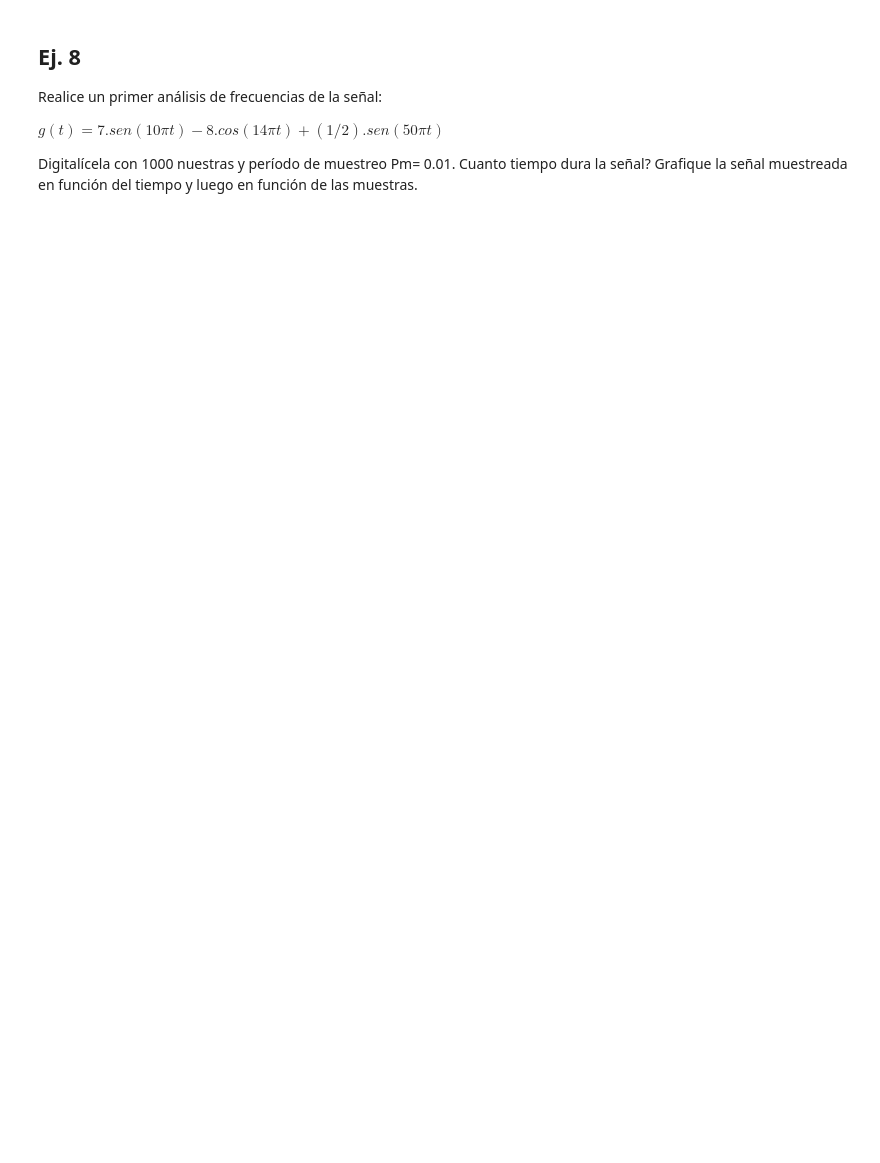
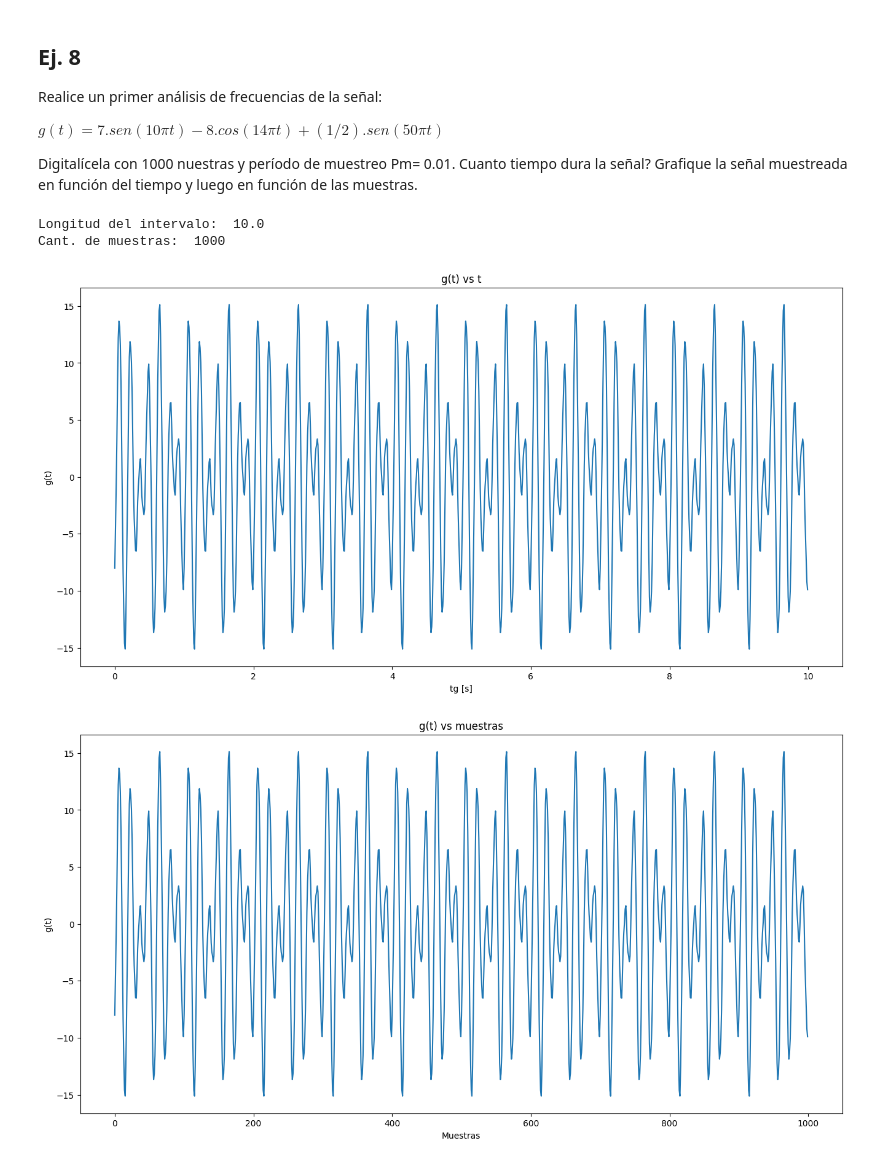
Before and after one commit to fdiezdev/procesamiento_senales, a Jupyter notebook: 2024/Laboratorio_01.ipynb, the cells around one changed output. Saved outputs shown, nothing was run; the diff lists cells and outputs as text; code cells hidden in the pictures; blank space fills up the shorter version.

```diff
--- a/2024/Laboratorio_01.ipynb
+++ b/2024/Laboratorio_01.ipynb
@@ -322,3 +433,36 @@ $g(t)=7.sen(10\pi t)-8.cos(14\pi t)+ (1/2).sen(50\pi t)$
 
 Digitalícela con 1000 nuestras y período de muestreo Pm= 0.01. Cuanto tiempo dura la señal?
 Grafique la señal muestreada en función del tiempo y luego en función de las muestras.
+# %%
+Mg = 1000 # numero de muestras para digitalizar g
+Pmg = 0.01
+Fmg = 1/Pmg
+lg = Mg/Fmg
+
+inicio = 0
+fin = inicio+lg # tiempo que dura la señal, con 0s como inicio
+
+print("Longitud del intervalo: ", lg)
+tg = np.arange(inicio, fin, Pmg)
+print("Cant. de muestras: ", len(tg))
+
+g = (7* np.sin(10* np.pi * tg))-(8*np.cos(14* np.pi * tg))+(0.5 * np.sin(50* np.pi* tg))
+
+plt.figure(figsize=(16,8))
+plt.title("g(t) vs t")
+plt.xlabel("tg [s]")
+plt.ylabel("g(t)")
+plt.plot(tg,g)
+plt.show()
+
+plt.figure(figsize=(16,8))
+plt.title("g(t) vs muestras")
+plt.xlabel("Muestras")
+plt.ylabel("g(t)")
+plt.plot(g)
+plt.show()
+# %% [output]
+Longitud del intervalo:  10.0
+Cant. de muestras:  1000
+[figure, added]
+[figure, added]
```
Also changed, not shown: parts of 22 cells of this notebook, 3 other files.
